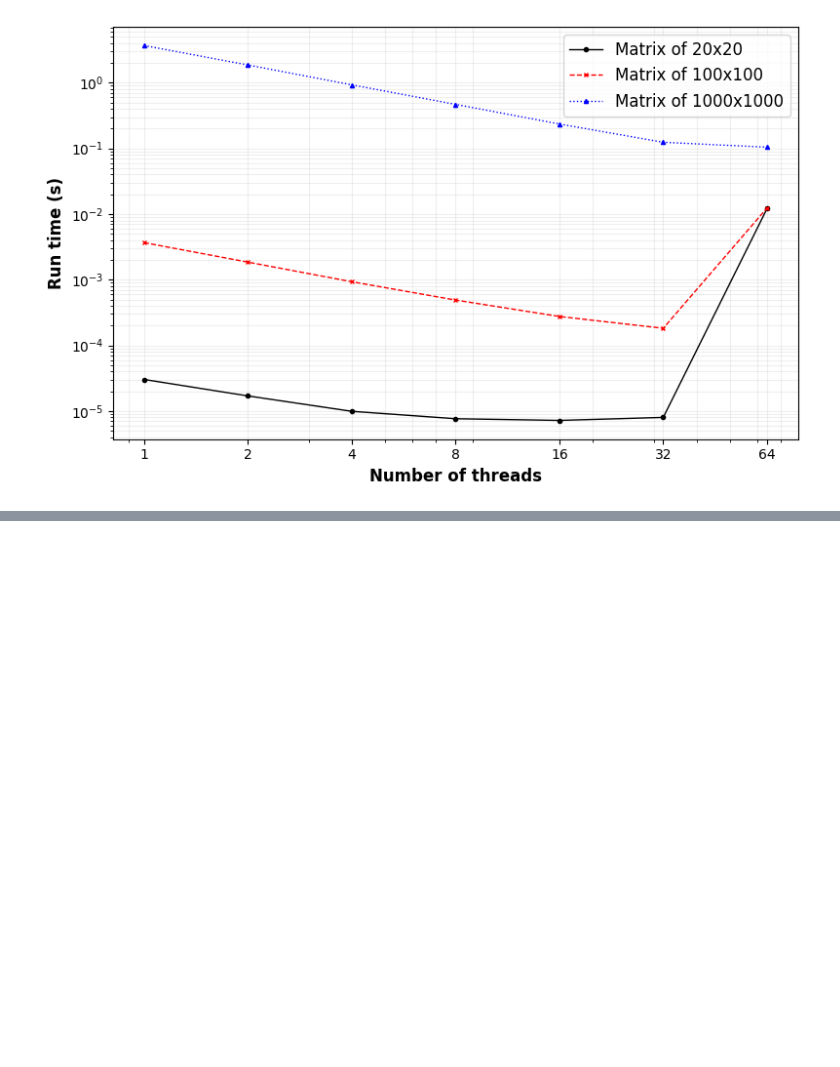
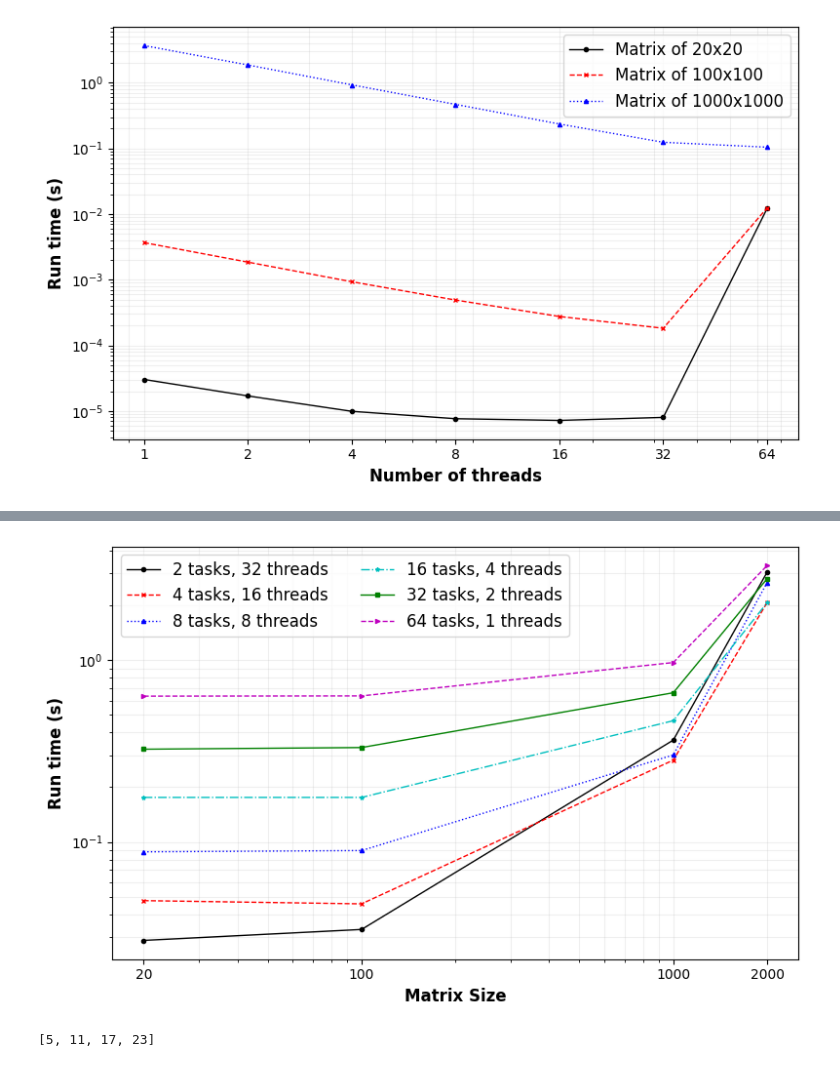
Before and after one commit to cmse822/project-4-openmp-intro-team-2, a Jupyter notebook: analysis/Analysis.ipynb, the cells around one changed output, grey strips where cells are left out. Saved outputs shown, nothing was run; the diff lists cells and outputs as text; code cells hidden in the pictures; blank space fills up the shorter version.

Commit message:
Update report and figure

```diff
--- a/analysis/Analysis.ipynb
+++ b/analysis/Analysis.ipynb
@@ -104,0 +107,16 @@ fig.savefig('Fig03_Parallel_Scaling.png', format='png', dpi=800)
+# %%
+# Extract the results.
+Res = {'Size': [], 'Task': [], 'Task': [], 'Thread': [], 'Time': []}
+Sizes = HR.Size.unique()
+Threads = HR.Threads.unique()
+for ss in Sizes:
+    for tt in Threads:
+        AvgTime = Mean(HR[(HR.Size == ss) & (HR.Threads == tt)]['Time'].to_numpy())
+        Res['Size'].append(ss)
+        Res['Task'].append(int(64 / tt))
+        Res['Thread'].append(tt)
+        Res['Time'].append(AvgTime)
+
+Res = pd.DataFrame(Res)
+Res.sort_values(by=['Task', 'Size'], ascending=[True, True], inplace=True)
+Res
@@ -104,0 +141,32 @@ fig.savefig('Fig03_Parallel_Scaling.png', format='png', dpi=800)
+# %%
+LS      = ['-', '--', ':', '-.', '-', '--', ':', '-.']
+LW      = [1, 1, 1, 1, 1, 1, 1, 1, 1, 1]
+Color   = ['k', 'r', 'b', 'c', 'g', 'm', 'y']
+Marker  = ['o', 'x', '^', '*', 's', '>', '+']
+MS      = [3, 3, 3, 3, 3, 3, 3, 3, 3, 3, 3]
+
+Threads = Res.Thread.unique()
+
+fig = plt.figure(figsize=(8, 5))
+for i in range(len(Threads)):
+    tt = Threads[i]
+    ta = int(64 / tt)
+    df = Res[Res.Thread == tt]
+    X  = list(df['Size'])
+    Y  = list(df['Time'])
+    plt.loglog(X, Y, ls=LS[i], lw=LW[i], color=Color[i],
+               marker=Marker[i], ms=MS[i], label=f'{ta} tasks, {tt} threads')
+plt.xlabel('Matrix Size', fontsize=12, color='k', fontweight='bold')
+plt.ylabel('Run time (s)', fontsize=12, color='k', fontweight='bold')
+plt.legend(fontsize=12, fancybox=True, ncol=2)
+plt.grid(which='both', alpha=0.2)
+plt.xticks([20, 100, 1000, 2000])
+plt.gca().set_xticklabels(['20', '100', '1000', '2000'])
+fig.tight_layout()
+fig.savefig('Fig04_Hybrid.png', format='png', dpi=800)
+# %% [output]
+[figure, added]
+# %%
+X
+# %% [output]
+[5, 11, 17, 23]
```
Also changed, not shown: parts of 2 cells of this notebook, 3 other files.
